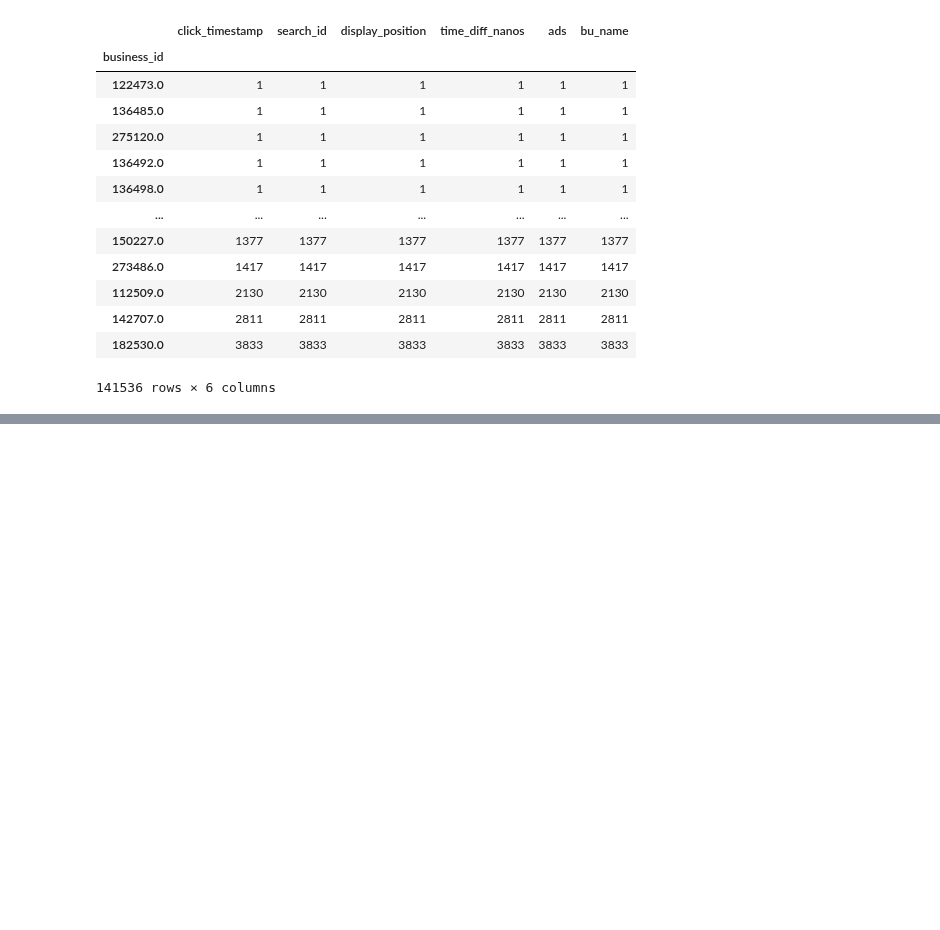
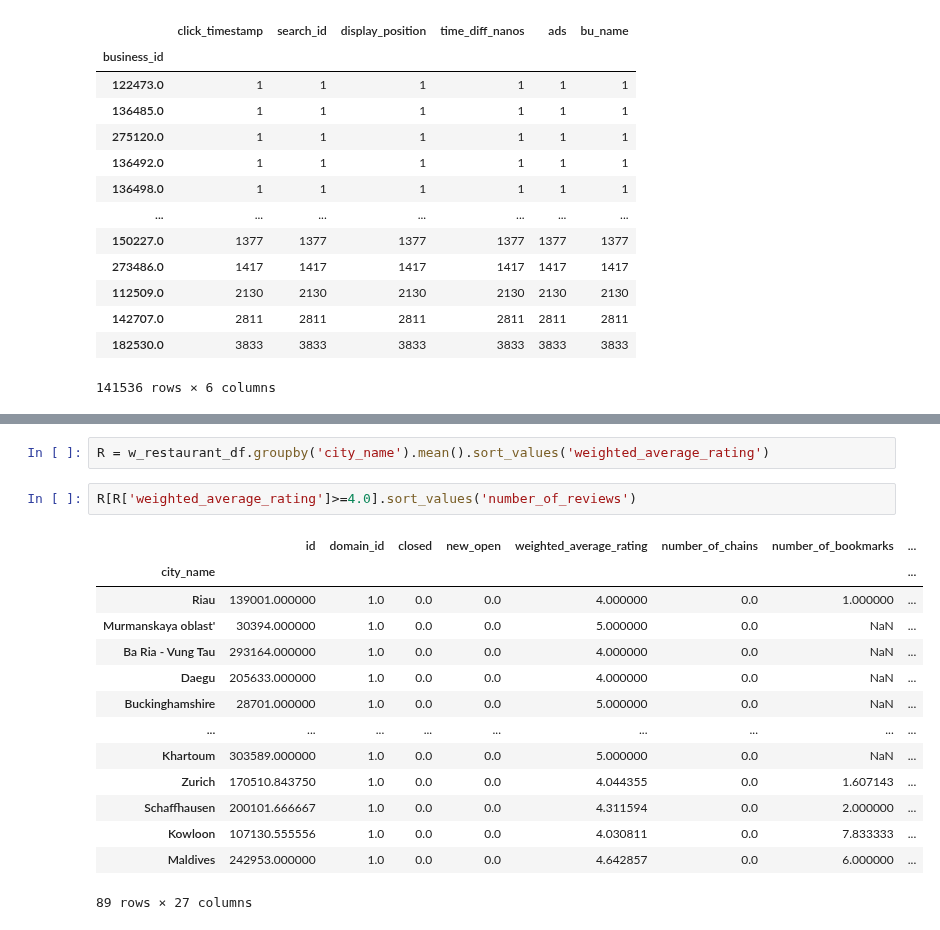
Before and after one commit to Adibank/DPDM, a Jupyter notebook: Pandas_and_Data_Preprocessing_101.ipynb, the cells around one changed output, grey strips where cells are left out. Cells and saved outputs as stored; diff of their text form; blank space fills up the shorter version.

```diff
--- a/Pandas_and_Data_Preprocessing_101.ipynb
+++ b/Pandas_and_Data_Preprocessing_101.ipynb
@@ -898,0 +923,19 @@ search_click_df.groupby('business_id').count().sort_values('click_timestamp')
+# %%
+R = w_restaurant_df.groupby('city_name').mean().sort_values('weighted_average_rating')
+# %%
+R[R['weighted_average_rating']>=4.0].sort_values('number_of_reviews')
+# %% [output]
+|  | id | domain_id | closed | new_open | weighted_average_rating | number_of_chains | number_of_bookmarks | ... |
+| city_name |  |  |  |  |  |  |  | ... |
+| Riau | 139001.000000 | 1.0 | 0.0 | 0.0 | 4.000000 | 0.0 | 1.000000 | ... |
+| Murmanskaya oblast' | 30394.000000 | 1.0 | 0.0 | 0.0 | 5.000000 | 0.0 | NaN | ... |
+| Ba Ria - Vung Tau | 293164.000000 | 1.0 | 0.0 | 0.0 | 4.000000 | 0.0 | NaN | ... |
+| Daegu | 205633.000000 | 1.0 | 0.0 | 0.0 | 4.000000 | 0.0 | NaN | ... |
+| Buckinghamshire | 28701.000000 | 1.0 | 0.0 | 0.0 | 5.000000 | 0.0 | NaN | ... |
+| ... | ... | ... | ... | ... | ... | ... | ... | ... |
+| Khartoum | 303589.000000 | 1.0 | 0.0 | 0.0 | 5.000000 | 0.0 | NaN | ... |
+| Zurich | 170510.843750 | 1.0 | 0.0 | 0.0 | 4.044355 | 0.0 | 1.607143 | ... |
+| Schaffhausen | 200101.666667 | 1.0 | 0.0 | 0.0 | 4.311594 | 0.0 | 2.000000 | ... |
+| Kowloon | 107130.555556 | 1.0 | 0.0 | 0.0 | 4.030811 | 0.0 | 7.833333 | ... |
+| Maldives | 242953.000000 | 1.0 | 0.0 | 0.0 | 4.642857 | 0.0 | 6.000000 | ... |
+89 rows × 27 columns
```
Also changed, not shown: parts of 5 cells of this notebook.
